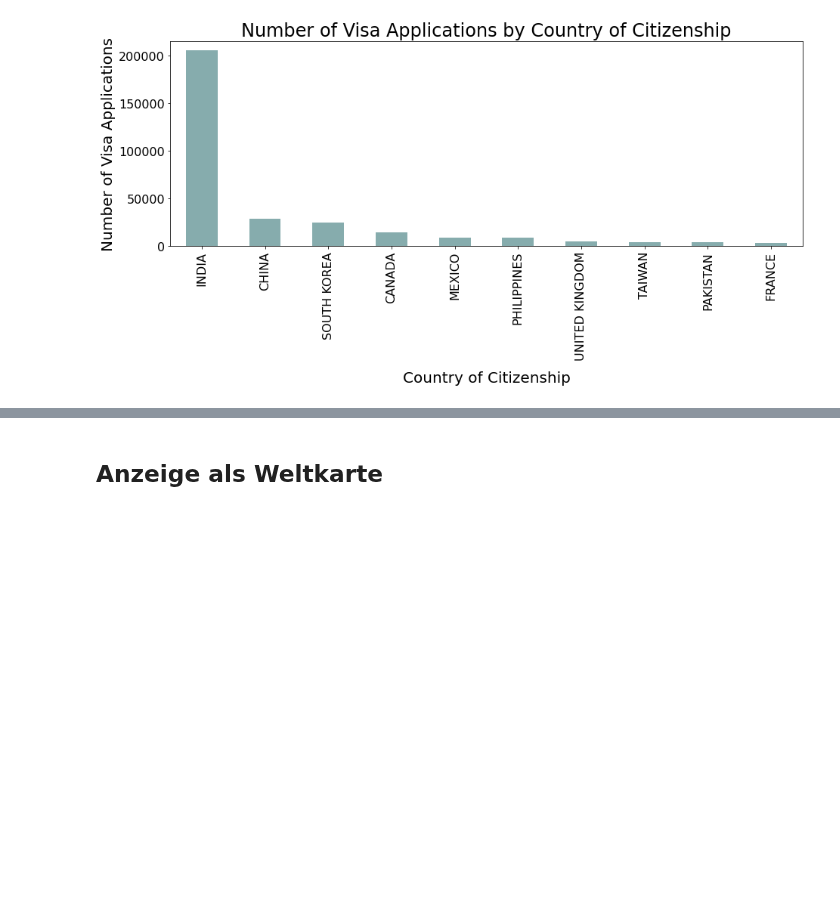
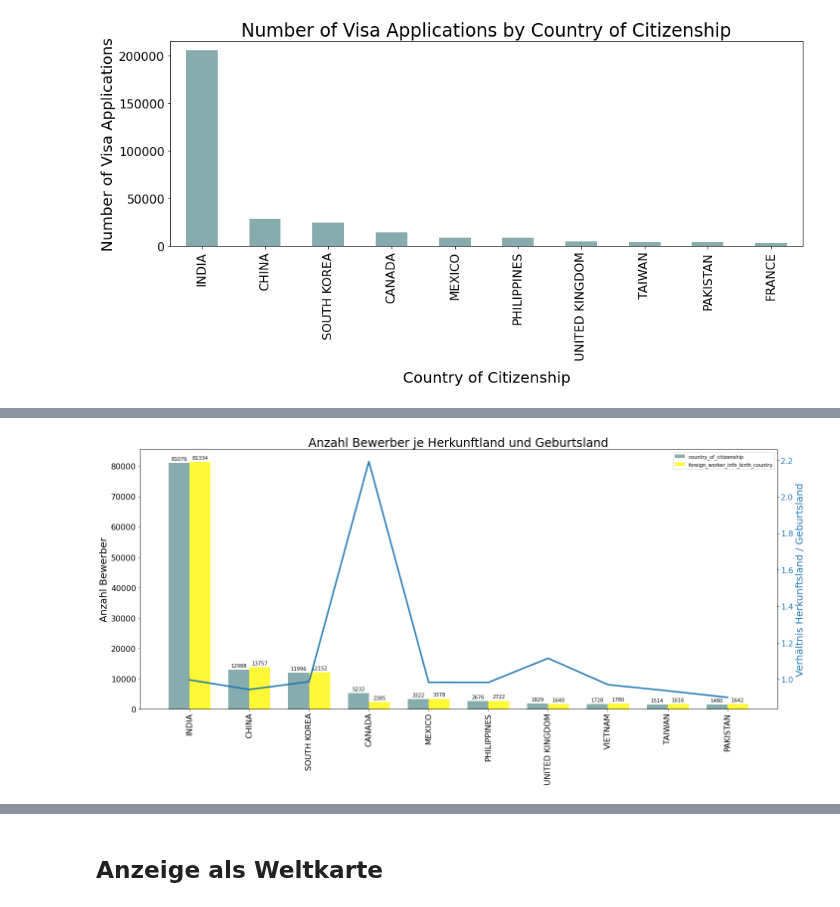
Before and after one commit to andy8001/python_visa, a Jupyter notebook: analysis/arbeitnehmerHerkunft.ipynb, the cells around one changed output, grey strips where cells are left out. Cells and saved outputs as stored; diff of their text form; code cells hidden in the pictures; blank space fills up the shorter version.

```diff
--- a/analysis/arbeitnehmerHerkunft.ipynb
+++ b/analysis/arbeitnehmerHerkunft.ipynb
@@ -28,0 +116,48 @@ Ergebnis: Die meisten Arbeitnehmer kommen aus den folgenden Ländern:
+# %%
+#https://matplotlib.org/3.1.1/gallery/lines_bars_and_markers/barchart.html
+
+labels = graph_df.index
+
+
+x = np.arange(len(labels))  # the label locations
+width = 0.35  # the width of the bars
+
+fig, ax  = plt.subplots(figsize=(20,10))
+rects1 = ax.bar(x - width/2, values_coz, width, label='country_of_citizenship')
+rects2 = ax.bar(x + width/2, values_fwibc, width, label='foreign_worker_info_birth_country')
+
+
+# Add some text for labels, title and custom x-axis tick labels, etc.
+ax.set_ylabel('Anzahl Bewerber')
+ax.set_title('Anzahl Bewerber je Herkunftland und Geburtsland')
+ax.set_xticks(x)
+ax.set_xticklabels(labels, rotation=90)
+
+ax.legend()
+
+ax2 = ax.twinx()
+color = 'tab:blue'
+ax2.set_ylabel('Verhältnis Herkunftsland / Geburtsland', color=color)  # we already handled the x-label with ax1
+ax2.plot(x, values_rel, color=color)
+ax2.tick_params(axis='y', labelcolor=color)
+
+
+def autolabel(rects):
+    """Attach a text label above each bar in *rects*, displaying its height."""
+    for rect in rects:
+        height = rect.get_height()
+        ax.annotate('{}'.format(height),
+                    xy=(rect.get_x() + rect.get_width() / 2, height),
+                    xytext=(0, 3),  # 3 points vertical offset
+                    textcoords="offset points",
+                    ha='center', va='bottom')
+
+
+autolabel(rects1)
+autolabel(rects2)
+
+fig.tight_layout()
+
+plt.show()
+# %% [output]
+[figure, added]
```
Also changed, not shown: parts of 21 cells of this notebook, 2 other files.
